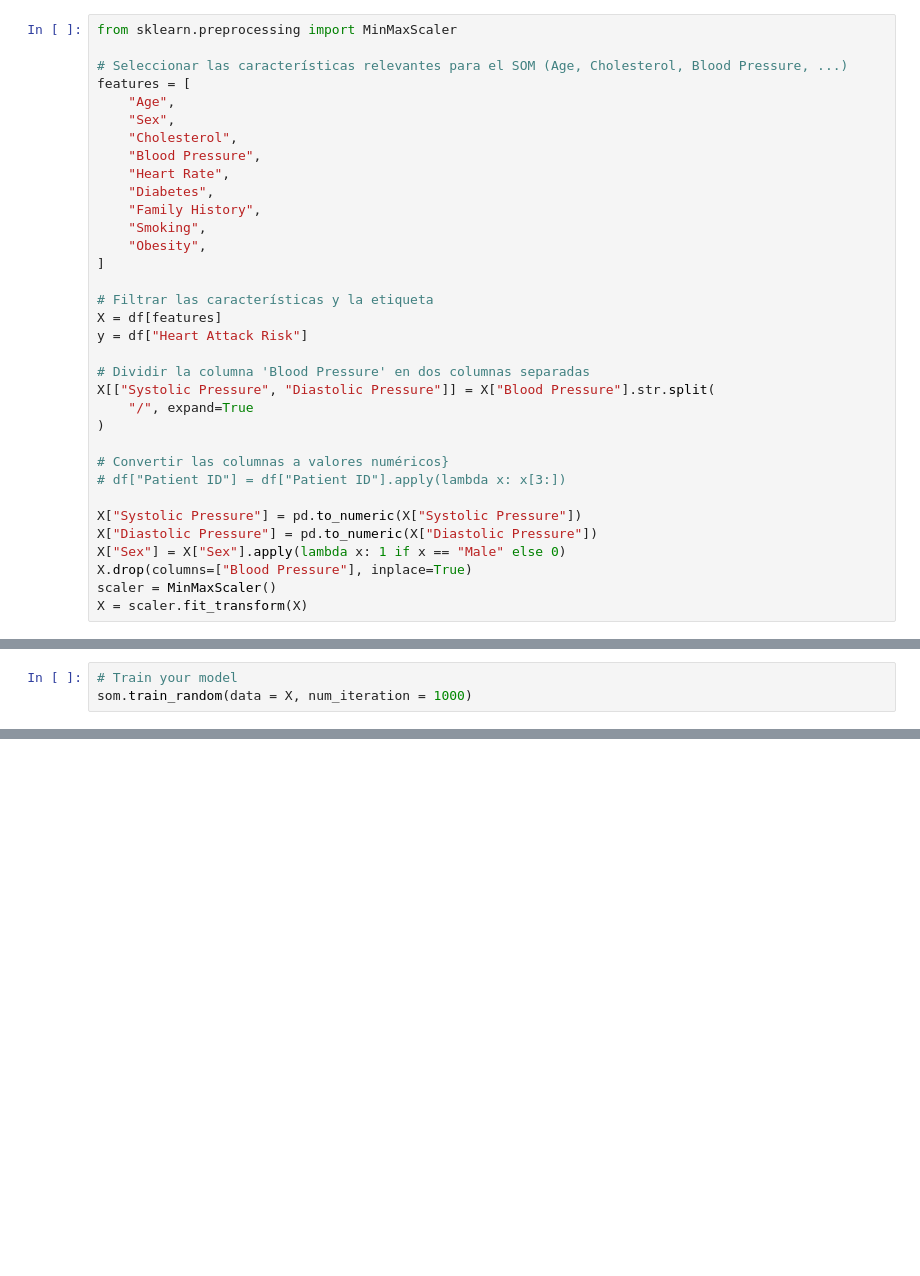
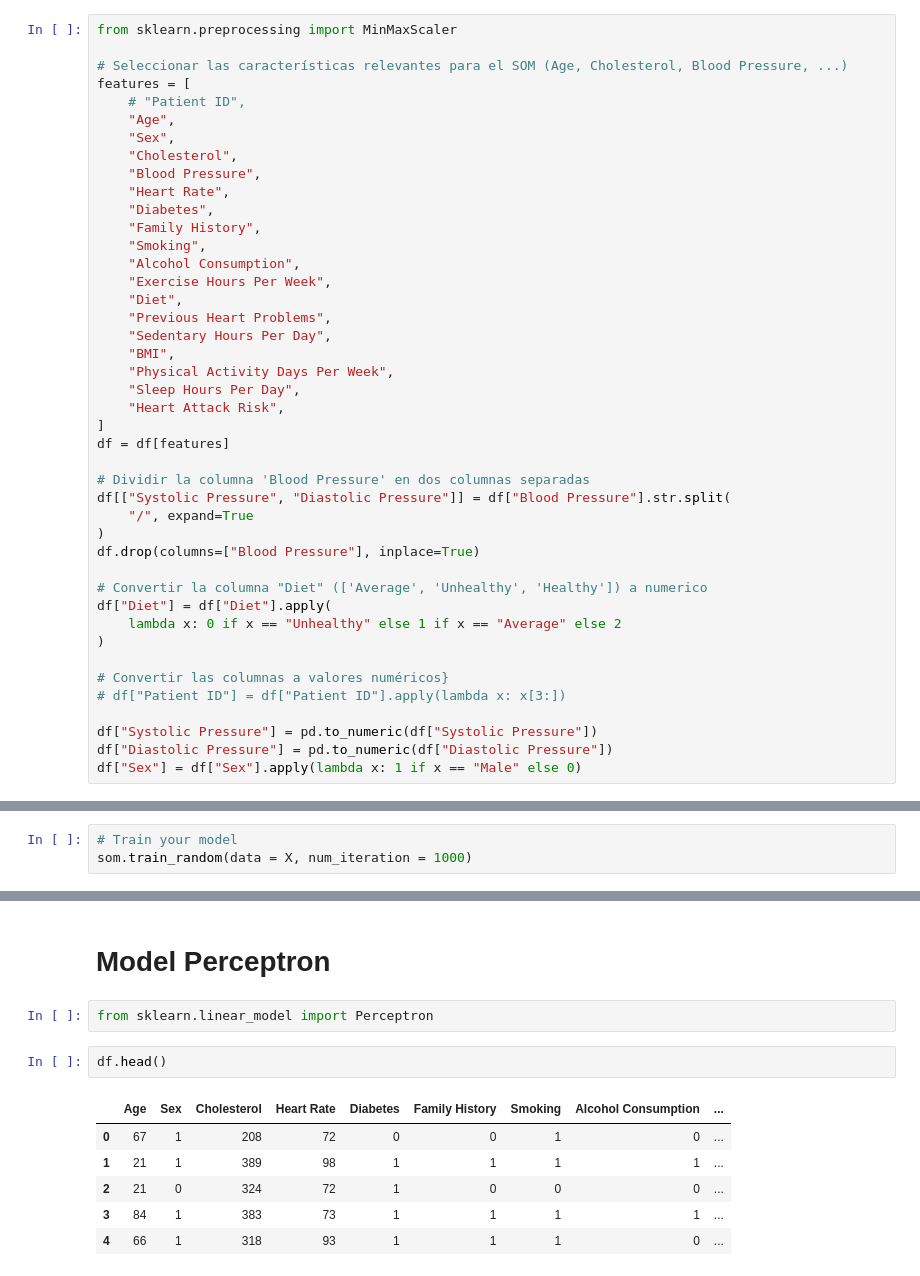
Before and after one commit to LuisFelipePoma/Heart_Risk_Detector, a Jupyter notebook: src/model/code.ipynb, the cells around one changed output, grey strips where cells are left out. Drawn from its saved outputs; the diff is of its cells as text; blank space fills up the shorter version.

Commit message:
add model Perceptron

```diff
--- a/src/model/code.ipynb
+++ b/src/model/code.ipynb
@@ -22,6 +70,7 @@ from sklearn.preprocessing import MinMaxScaler
 
 # Seleccionar las características relevantes para el SOM (Age, Cholesterol, Blood Pressure, ...)
 features = [
+    # "Patient ID",
     "Age",
     "Sex",
     "Cholesterol",
@@ -30,27 +79,35 @@ features = [
     "Diabetes",
     "Family History",
     "Smoking",
-    "Obesity",
+    "Alcohol Consumption",
+    "Exercise Hours Per Week",
+    "Diet",
+    "Previous Heart Problems",
+    "Sedentary Hours Per Day",
+    "BMI",
+    "Physical Activity Days Per Week",
+    "Sleep Hours Per Day",
+    "Heart Attack Risk",
 ]
-
-# Filtrar las características y la etiqueta
-X = df[features]
-y = df["Heart Attack Risk"]
+df = df[features]
 
 # Dividir la columna 'Blood Pressure' en dos columnas separadas
-X[["Systolic Pressure", "Diastolic Pressure"]] = X["Blood Pressure"].str.split(
+df[["Systolic Pressure", "Diastolic Pressure"]] = df["Blood Pressure"].str.split(
     "/", expand=True
+)
+df.drop(columns=["Blood Pressure"], inplace=True)
+
+# Convertir la columna "Diet" (['Average', 'Unhealthy', 'Healthy']) a numerico
+df["Diet"] = df["Diet"].apply(
+    lambda x: 0 if x == "Unhealthy" else 1 if x == "Average" else 2
 )
 
 # Convertir las columnas a valores numéricos}
 # df["Patient ID"] = df["Patient ID"].apply(lambda x: x[3:])
 
-X["Systolic Pressure"] = pd.to_numeric(X["Systolic Pressure"])
-X["Diastolic Pressure"] = pd.to_numeric(X["Diastolic Pressure"])
-X["Sex"] = X["Sex"].apply(lambda x: 1 if x == "Male" else 0)
-X.drop(columns=["Blood Pressure"], inplace=True)
-scaler = MinMaxScaler()
-X = scaler.fit_transform(X)
+df["Systolic Pressure"] = pd.to_numeric(df["Systolic Pressure"])
+df["Diastolic Pressure"] = pd.to_numeric(df["Diastolic Pressure"])
+df["Sex"] = df["Sex"].apply(lambda x: 1 if x == "Male" else 0)
 # %% [markdown]
 # Model SOM
 # %%
@@ -85,0 +148,13 @@ show()
+# %% [markdown]
+# Model Perceptron
+# %%
+from sklearn.linear_model import Perceptron
+# %%
+df.head()
+# %% [output]
+|  | Age | Sex | Cholesterol | Heart Rate | Diabetes | Family History | Smoking | Alcohol Consumption | ... |
+| 0 | 67 | 1 | 208 | 72 | 0 | 0 | 1 | 0 | ... |
+| 1 | 21 | 1 | 389 | 98 | 1 | 1 | 1 | 1 | ... |
+| 2 | 21 | 0 | 324 | 72 | 1 | 0 | 0 | 0 | ... |
+| 3 | 84 | 1 | 383 | 73 | 1 | 1 | 1 | 1 | ... |
+| 4 | 66 | 1 | 318 | 93 | 1 | 1 | 1 | 0 | ... |
```
Also changed, not shown: parts of 10 cells of this notebook.
